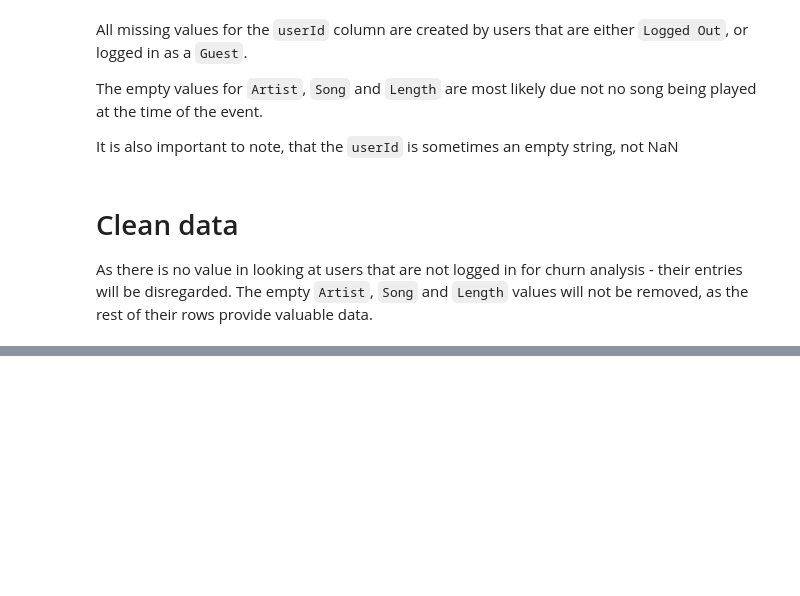
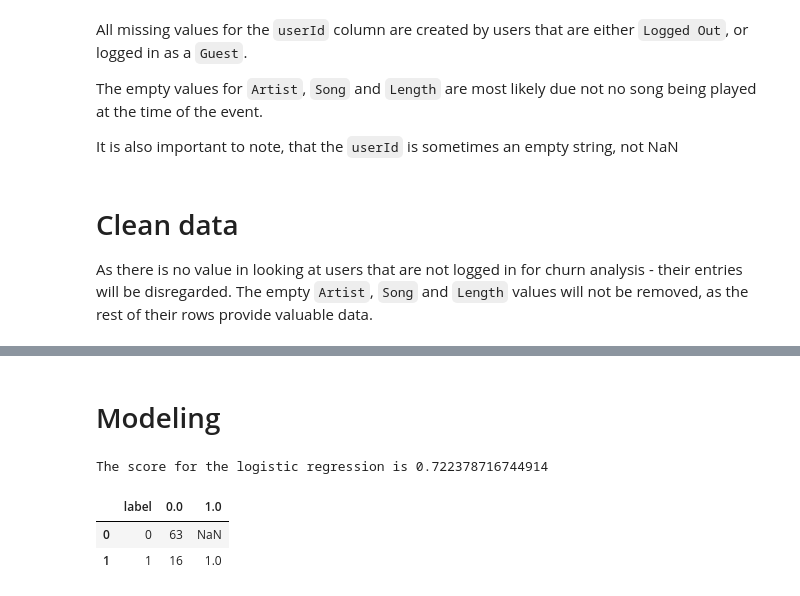
Before and after one commit to Gitznik/spark_capstone, a Jupyter notebook: notebooks/etl.ipynb, the cells around one changed output, grey strips where cells are left out. Cells and saved outputs as stored; diff of their text form; code cells hidden in the pictures; blank space fills up the shorter version.

Commit message:
Implement first functions and first MVP for prediction

```diff
--- a/notebooks/etl.ipynb
+++ b/notebooks/etl.ipynb
@@ -271,0 +374,45 @@ only showing top 20 rows
+# %% [markdown]
+# Modeling
+# %%
+train, test = df_user.randomSplit([0.8, 0.2], 23)
+
+feature_names = ['platformIndexed', 'premiumUser', 'ageHours', 'songsListened', 'downVotes']
+assembler = VectorAssembler(inputCols = feature_names, outputCol = 'features_vectorized')
+scaler = MinMaxScaler(inputCol = 'features_vectorized', outputCol = 'features')
+# %%
+def evaluate_model(model, data):
+    evaluator = MulticlassClassificationEvaluator(metricName= 'f1')
+    predictions = model.transform(data)
+
+    score = evaluator.evaluate(predictions)
+    confusion_matrix = predictions.groupby('label')\
+                        .pivot('prediction')\
+                        .count()\
+                        .toPandas()
+    return score, confusion_matrix
+
+def run_pipeline(model, param_grid, data):
+    pipeline = Pipeline(stages = [assembler, scaler, model])
+    crossval = CrossValidator(
+        estimator=pipeline,
+        estimatorParamMaps=param_grid,
+        evaluator=MulticlassClassificationEvaluator(metricName='f1'),
+        numFolds=3)
+    trained_model = crossval.fit(data)
+    return trained_model
+# %%
+lr = LogisticRegression(maxIter = 10, regParam=0.0, elasticNetParam=0)
+
+param_grid = ParamGridBuilder()\
+                .addGrid(lr.maxIter, [10, 5])\
+                .build()
+lr_model = run_pipeline(lr, param_grid, train)
+
+lr_score, lr_confusion = evaluate_model(lr_model, test)
+print(f'The score for the logistic regression is {lr_score}')
+lr_confusion
+# %% [output]
+The score for the logistic regression is 0.722378716744914
+|  | label | 0.0 | 1.0 |
+| 0 | 0 | 63 | NaN |
+| 1 | 1 | 16 | 1.0 |
```
Also changed, not shown: parts of 7 cells of this notebook.
